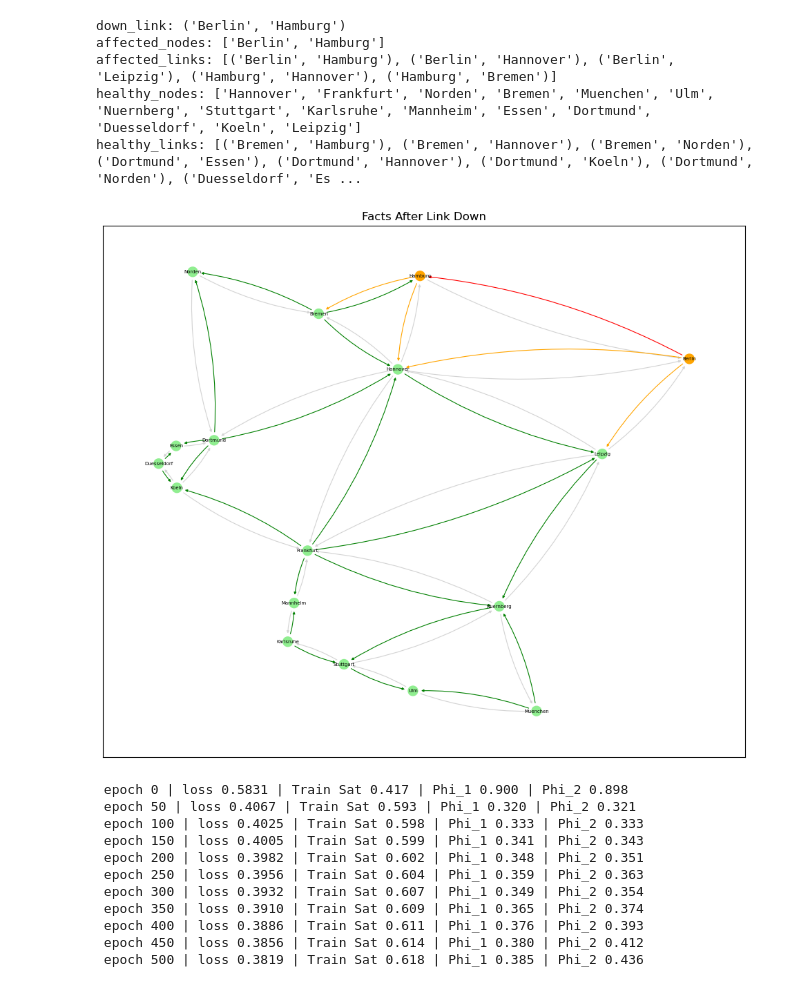
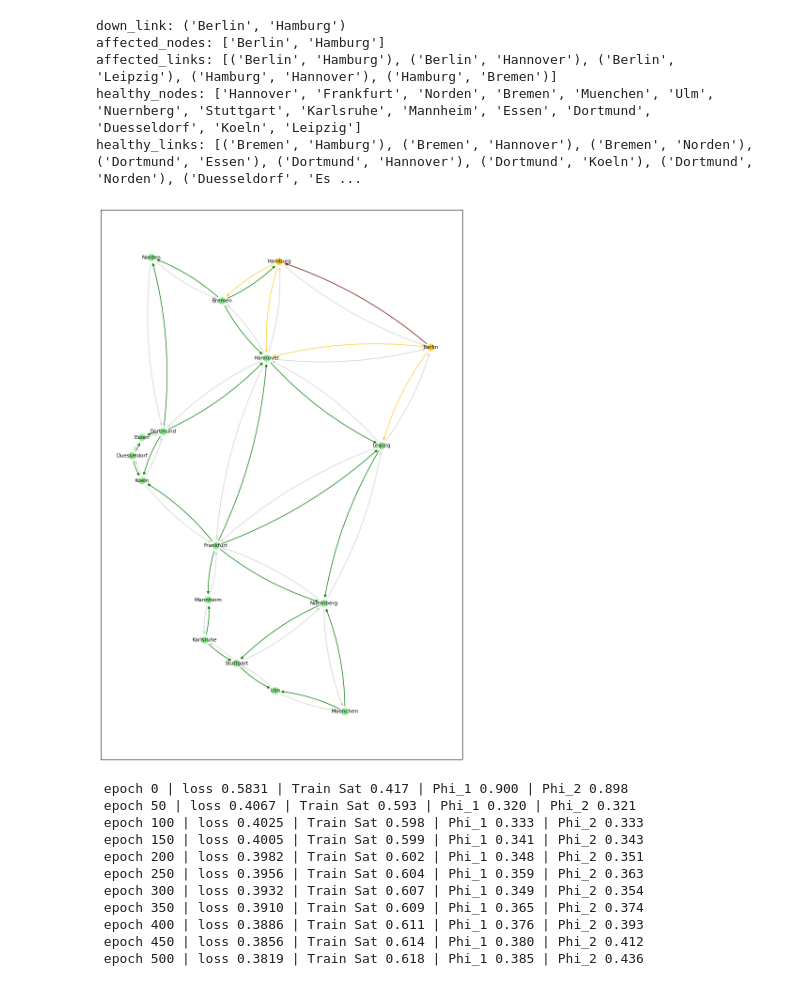
Before and after one commit to zhijin44/LogiKNet, a Jupyter notebook: P3_knowlegeembed/knowledge_embedding.ipynb, the cells around one changed output. Saved outputs shown, nothing was run; the diff lists cells and outputs as text; code cells hidden in the pictures.

Commit message:
Adjust reliability score

```diff
--- a/P3_knowlegeembed/knowledge_embedding.ipynb
+++ b/P3_knowlegeembed/knowledge_embedding.ipynb
@@ -80,6 +80,9 @@ affected_nodes: ['Berlin', 'Hamburg']
 affected_links: [('Berlin', 'Hamburg'), ('Berlin', 'Hannover'), ('Berlin', 'Leipzig'), ('Hamburg', 'Hannover'), ('Hamburg', 'Bremen')]
 healthy_nodes: ['Hannover', 'Frankfurt', 'Norden', 'Bremen', 'Muenchen', 'Ulm', 'Nuernberg', 'Stuttgart', 'Karlsruhe', 'Mannheim', 'Essen', 'Dortmund', 'Duesseldorf', 'Koeln', 'Leipzig']
 healthy_links: [('Bremen', 'Hamburg'), ('Bremen', 'Hannover'), ('Bremen', 'Norden'), ('Dortmund', 'Essen'), ('Dortmund', 'Hannover'), ('Dortmund', 'Koeln'), ('Dortmund', 'Norden'), ('Duesseldorf', 'Es ...
+# %%
+yellow = '#fad02c'
+red = '#780000'
 # %%
 # Illustrate the facts of nodes/affected_nodes and links/affected_links
 '''
@@ -99,45 +102,46 @@ for source, target in links:
     G.add_edge(target, source)  # reverse edge
 pos = {k: v for k, v in raw_nodes.items()}
 # Define node colors
-node_colors = ['orange' if node in affected_nodes else 'lightgreen' for node in G.nodes()]
+node_colors = [yellow if node in affected_nodes else 'lightgreen' for node in G.nodes()]
 # Define edge colors
 edge_colors = []
 for edge in G.edges():
     if edge in links:  # original direction
         if edge == down_link:
-            edge_colors.append('red')
+            edge_colors.append(red)
         elif edge in affected_links:
-            edge_colors.append('orange')
+            edge_colors.append(yellow)
         else:
             edge_colors.append('green')
     else:  # reverse direction
         if edge in affected_links:
-            edge_colors.append('orange')
+            edge_colors.append(yellow)
         else:
             edge_colors.append('lightgrey')
 
 # Create the plot with adjusted parameters
-plt.figure(figsize=(12, 10))  # Adjust figure size
+plt.figure(figsize=(8, 12))  # Adjust figure size
 nx.draw_networkx_nodes(G, pos,
                       node_size=100,
                       node_color=node_colors)
 
 nx.draw_networkx_labels(G, pos,
-                       font_size=5)
+                       font_size=8)
 # Draw edges with curved arrows
 curved_edges = [(u, v) for (u, v) in G.edges()]
 nx.draw_networkx_edges(G, pos,
                       edgelist=curved_edges,
                       edge_color=edge_colors,
                       connectionstyle='arc3,rad=0.1',
-                      arrowsize=5,
-                      width=0.8)
-plt.title("Facts After Link Down")
+                      arrowsize=8,
+                      width=1)
+# plt.title("Facts After Link Down")
 # plt.show()
-plt.savefig("facts_after_link_down.png", dpi=300, bbox_inches='tight')
+plt.tight_layout()
+plt.savefig("facts_after_link_down.pdf", dpi=300, bbox_inches='tight', format='pdf')
 # plt.close()
 # %% [output]
-[figure, old version]
+[figure, new version]
 # %%
 class MLP(torch.nn.Module):
     """
```
Also changed, not shown: parts of 2 cells of this notebook, 5 other files.
